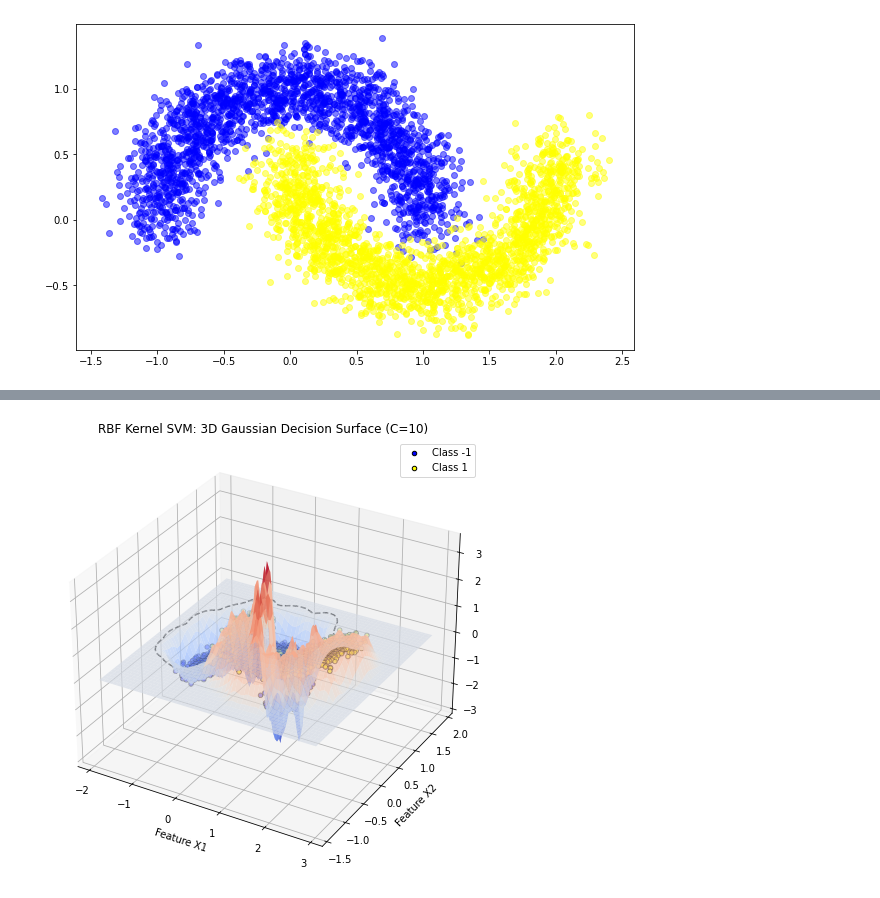
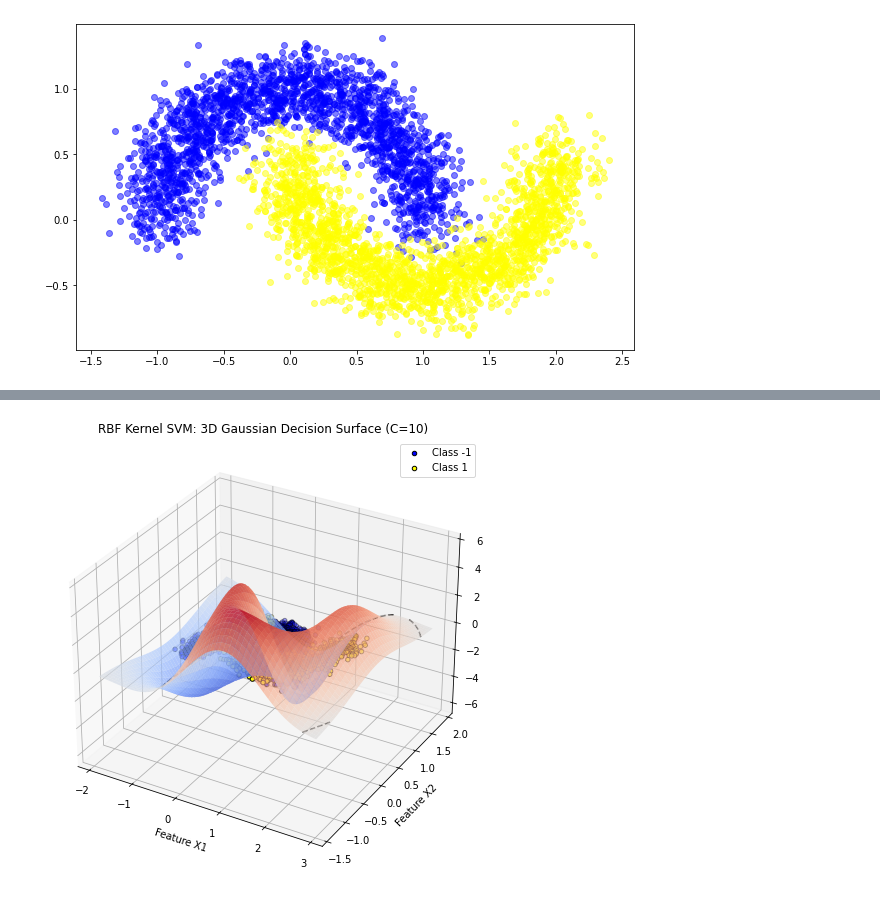
Before and after one commit to princekain/Machine_Learning, a Jupyter notebook: SVM/RBF_kernels_3D.ipynb, the cells around one changed output, grey strips where cells are left out. Saved outputs shown, nothing was run; the diff lists cells and outputs as text; code cells hidden in the pictures.

```diff
--- a/SVM/RBF_kernels_3D.ipynb
+++ b/SVM/RBF_kernels_3D.ipynb
@@ -34,5 +161,14 @@ SVC(C=10, gamma=50)
 # %%
-import numpy as np
+# Loss Function
+X_train = np.column_stack((train_df['x1'].values, train_df['x2'].values))
+y_train = train_df['y'].values.astype(float)
+N = len(y_train)
+# kernel='rbf' uses the exact same math you are trying to write
+model = SVC(kernel='rbf', C=10,gamma=1)
+model.fit(X_train, y_train)
+
+
+# Plotting 3D plot for separating surface
 import matplotlib.pyplot as plt
 from mpl_toolkits.mplot3d import Axes3D
 
@@ -48,32 +184,102 @@ xx, yy = np.meshgrid(np.linspace(x_min, x_max, 100),
 grid_points = np.c_[xx.ravel(), yy.ravel()]
 Z = model.decision_function(grid_points)
 Z = Z.reshape(xx.shape)
 
 # 3. Plotting
 fig = plt.figure(figsize=(12, 8))
 ax = fig.add_subplot(111, projection='3d')
 
-# Plot the Gaussian Surface
+# Plot the 2D Gaussian Surface
 # We use a colormap (cmap) to show the height of the decision function
 surf = ax.plot_surface(xx, yy, Z, cmap='coolwarm', alpha=0.7, linewidth=0, antialiased=True)
 
 # 4. Overlay the Original Data Points
 # We place the dots at Z=1 and Z=-1 or at their actual decision values
 ax.scatter(x1_train[y_train == -1], x2_train[y_train == -1], -1,
            color="blue", label='Class -1', edgecolors='k')
 ax.scatter(x1_train[y_train == 1], x2_train[y_train == 1], 1,
            color="yellow", label='Class 1', edgecolors='k')
 
 # 5. Add a zero-plane (The actual Decision Boundary)
 # The boundary exists where the surface crosses Z=0
 ax.contour(xx, yy, Z, levels=[0], colors='black', linestyles='dashed')
 
 # Formatting
 ax.set_xlabel('Feature X1')
 ax.set_ylabel('Feature X2')
 ax.set_zlabel('Decision Score')
 ax.set_title(f'RBF Kernel SVM: 3D Gaussian Decision Surface (C=10)')
 plt.legend()
 plt.show()
+
+plt.figure(figsize=(8,6))
+plt.contourf(xx, yy, Z, levels=20, cmap='coolwarm', alpha=0.3) # The "Surface" from above
+plt.contour(xx, yy, Z, levels=[0], colors='black') # The Decision Boundary
+plt.scatter(X_train[:, 0], X_train[:, 1], c=y_train, cmap='bwr', edgecolors='k')
+plt.title("2D RBF Decision Boundary", color='white')
+plt.show()
+
+
+# Creating rotatable 3D figures as iframes
+import plotly.graph_objects as go
+import numpy as np
+
+# 1. Create the Mesh Grid (same logic as before)
+x_min, x_max = X_train[:, 0].min() - 0.5, X_train[:, 0].max() + 0.5
+y_min, y_max = X_train[:, 1].min() - 0.5, X_train[:, 1].max() + 0.5
+x_range = np.linspace(x_min, x_max, 100)
+y_range = np.linspace(y_min, y_max, 100)
+xx, yy = np.meshgrid(x_range, y_range)
+
+# 2. Calculate Decision Function Values
+grid_points = np.c_[xx.ravel(), yy.ravel()]
+Z = model.decision_function(grid_points)
+Z = Z.reshape(xx.shape)
+
+# 3. Initialize Plotly Figure
+fig = go.Figure()
+
+# Add the RBF Surface
+fig.add_trace(go.Surface(
+    x=x_range,
+    y=y_range,
+    z=Z,
+    colorscale='RdBu',
+    opacity=0.8,
+    name='Decision Surface'
+))
+
+# 4. Add the Data Points (Class 1)
+mask1 = (y_train == 1)
+fig.add_trace(go.Scatter3d(
+    x=X_train[mask1, 0], y=X_train[mask1, 1], z=np.ones(sum(mask1)),
+    mode='markers',
+    marker=dict(size=4, color='yellow', line=dict(width=1, color='black')),
+    name='Class 1'
+))
+
+# Add the Data Points (Class -1)
+mask0 = (y_train == -1)
+fig.add_trace(go.Scatter3d(
+    x=X_train[mask0, 0], y=X_train[mask0, 1], z=-np.ones(sum(mask0)),
+    mode='markers',
+    marker=dict(size=4, color='blue', line=dict(width=1, color='black')),
+    name='Class -1'
+))
+
+# 5. Formatting the Layout
+fig.update_layout(
+    title='Interactive RBF Gaussian Surface',
+    scene=dict(
+        xaxis_title='Feature X1',
+        yaxis_title='Feature X2',
+        zaxis_title='Decision Score'
+    ),
+    width=900,
+    height=700,
+    margin=dict(l=65, r=50, b=65, t=90)
+)
+
+fig.show(renderer="iframe")
 # %% [output]
-[figure, old version]
+[figure, new version]
```
Also changed, not shown: parts of 28 cells of this notebook, 15 other files.
